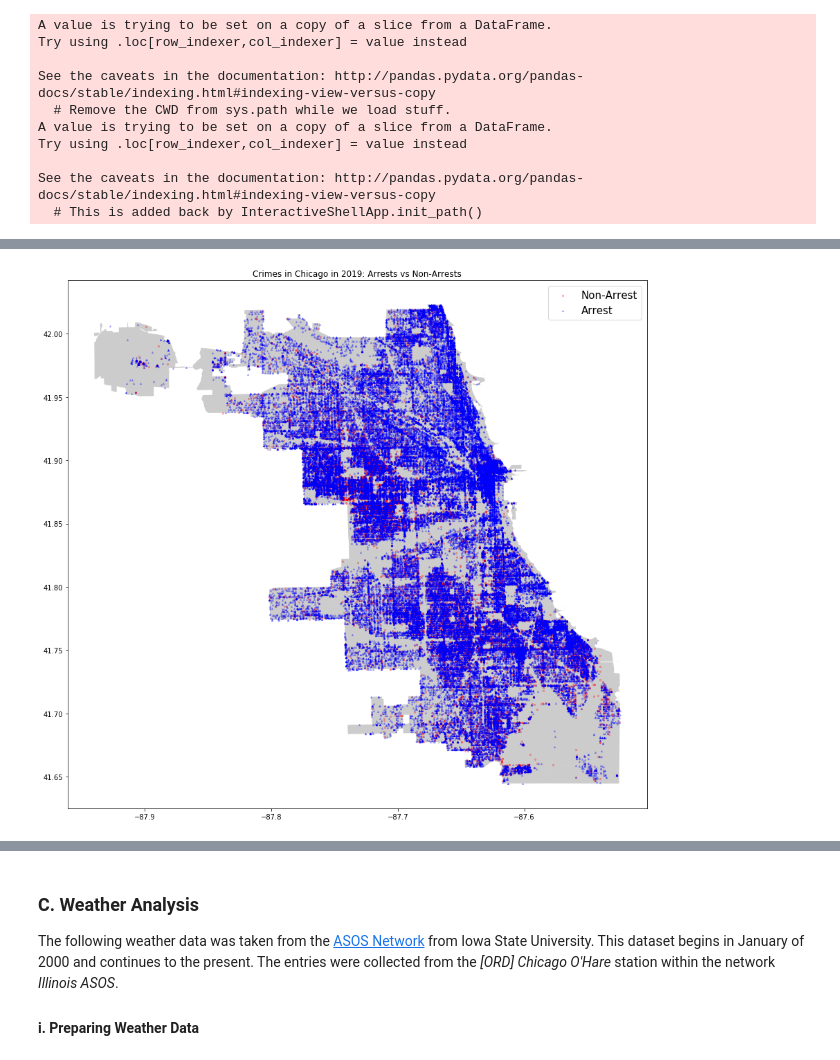
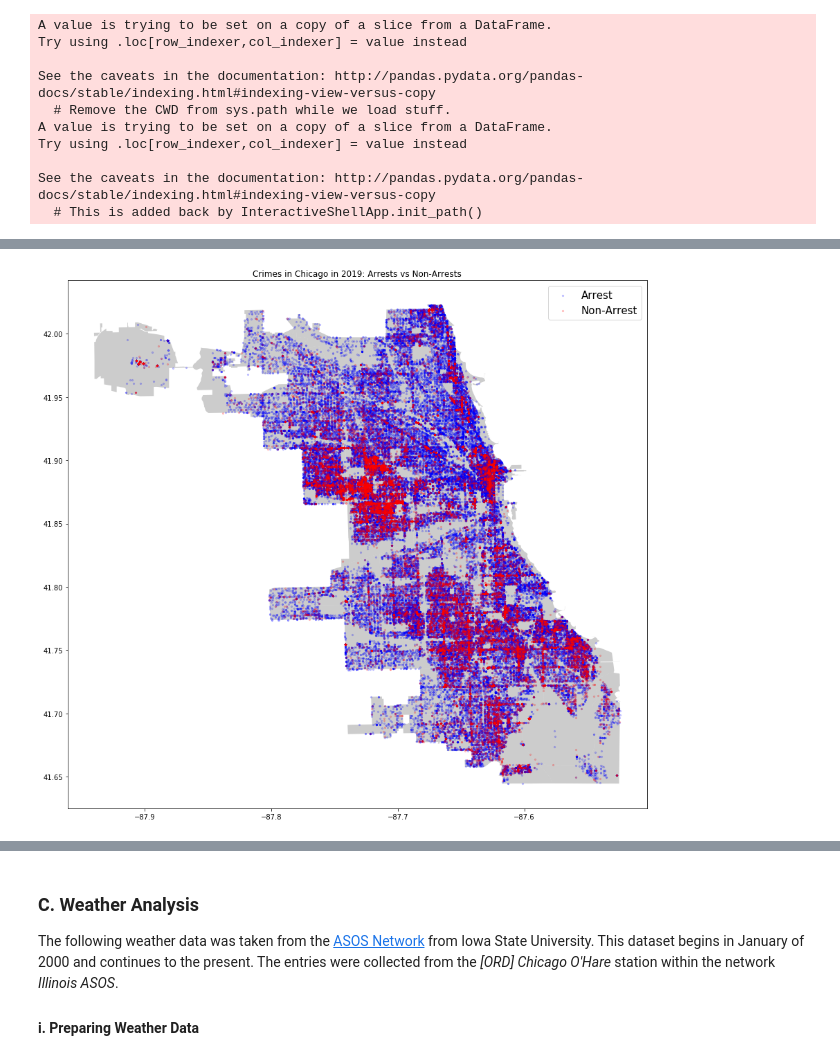
Before and after one commit to paulbenschmidt/chicago-crime, a Jupyter notebook: Predicting Chicago Crime.ipynb, the cells around one changed output, grey strips where cells are left out. Drawn from its saved outputs; the diff is of its cells as text; code cells hidden in the pictures.

```diff
--- a/Predicting Chicago Crime.ipynb
+++ b/Predicting Chicago Crime.ipynb
@@ -184,0 +291,19 @@ df.head()
+# %%
+# Creating feature to distinguish groupings
+df['date']= df.Year.astype(str) + df.Month + df.Day
+
+# Creating DataFrame for ttest preparation: filling it with crime counts per day of month over every month since 2001
+day_of_month = df.groupby('date')['Day'].count()
+day_of_month = pd.DataFrame(day_of_month)
+df = df.drop('date',1)
+
+# Filling DataFrame with day of month information
+temporary = []
+for entry in day_of_month.index:
+    temporary.append(entry[-2:])
+
+day_of_month['day_of_month'] = temporary
+
+# Creating lists to differentiate between the two sample groups
+all_days = list(day_of_month.day_of_month.unique())
+some_days = [e for e in all_days if e not in ('01','15','29','30','31')]
@@ -320,0 +487,3 @@ chicago_map = gpd.read_file('Boundaries - Community Areas (current)/geo_export_c
+# %%
+# Loading shapefile of Chicago
+chicago_map = gpd.read_file('Neighborhoods/geo_export_56d97edb-1685-4eca-b122-f6a5bb146bb8.shp')
@@ -321,24 +513,23 @@ chicago_map = gpd.read_file('Boundaries - Community Areas (current)/geo_export_c
 # %%
+# Plotting map
 fig, ax = plt.subplots(figsize=(15,15))
-
-# Plotting map
 chicago_map.plot(ax=ax, alpha=0.4, color='grey')
 
 # Plotting arrests and non-arrests on map
+geo_df[geo_df['Arrest'] == False][geo_df['Year'] == 2019].plot(ax=ax,
+                                                               markersize=5,
+                                                               color='blue',
+                                                               marker='o',
+                                                               alpha=.2,
+                                                               label='Arrest')
 geo_df[geo_df['Arrest'] == True][geo_df['Year'] == 2019].plot(ax=ax,
                                                               markersize=5,
                                                               color='red',
                                                               marker='o',
-                                                              alpha=.25,
+                                                              alpha=.2,
                                                               label='Non-Arrest')
-geo_df[geo_df['Arrest'] == False][geo_df['Year'] == 2019].plot(ax=ax,
-                                                               markersize=5,
-                                                               color='blue',
-                                                               marker='^',
-                                                               alpha=.25,
-                                                               label='Arrest')
 plt.legend(prop={'size':15})
 plt.title('Crimes in Chicago in 2019: Arrests vs Non-Arrests')
 plt.show()
 # %% [output]
-[figure, old version]
+[figure, new version]
```
Also changed, not shown: parts of 117 cells of this notebook.
